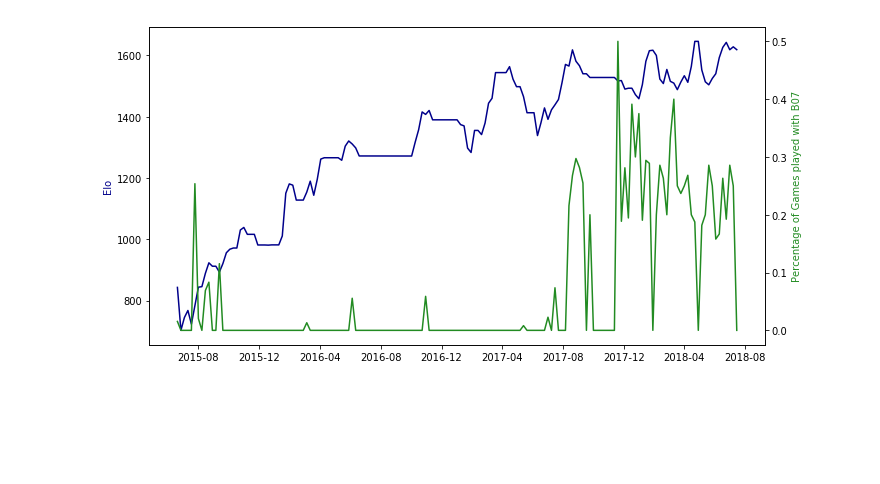
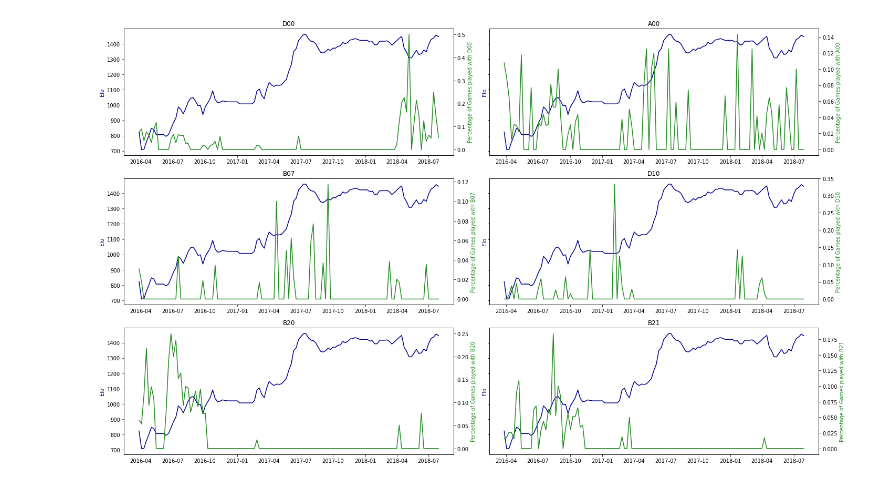
Before and after one commit to Bmcgarry194/ChessStyle, a Jupyter notebook: src/player_stats.ipynb, the cells around one changed output. Saved outputs shown, nothing was run; the diff lists cells and outputs as text; code cells hidden in the pictures; blank space fills up the shorter version.

```diff
--- a/src/player_stats.ipynb
+++ b/src/player_stats.ipynb
@@ -107,4 +250,4 @@ def game_stats_df(username):
 
     return df
 # %%
-df = game_stats_df('johnstelmach')
+df = game_stats_df('jojomcfee1')
@@ -167,17 +295,0 @@ fig.tight_layout();
-# %%
-fig, ax = plt.subplots(figsize=(20, 10))
-
-openings = blitz_chess_df['eco'].unique()
-total_games = blitz_chess_df.shape[0]
-games_per_week = blitz_chess_df.resample('M', on='end_time').size()
-
-ax.plot(blitz_chess_df.resample('W', on='end_time').size())
-
-for opening in openings:
-    games_with_opening = blitz_chess_df[blitz_chess_df['eco'] == opening].resample('M', on='end_time').size().sum()
-    percentage_of_games_with_opening = games_with_opening / total_games
-
-    if (percentage_of_games_with_opening) > 0.03:
-        ax.plot(blitz_chess_df[blitz_chess_df.eco == opening].resample('W', on='end_time').size(),label=opening)
-        ax.legend()
-fig.tight_layout()
@@ -186,20 +336,25 @@ fig.tight_layout()
 # %%
-fig, ax1 = plt.subplots(figsize=(10,5))
+blitz_chess_df = df[(df['rules'] == 'chess') & (df['time_class'] == 'blitz')]
 
-ax2 = ax1.twinx()
+y_plot = int(len(popular_openings) / 2)
 
-opening = 'B07'
-ax2.plot((blitz_chess_df[blitz_chess_df.eco == opening].resample('W', on='end_time').size() /
-          blitz_chess_df.resample('W', on='end_time').size()).fillna(0),
-         'forestgreen')
-ax2.set_ylabel(f'Percentage of Games played with {opening}', color='forestgreen')
+fig, ax1 = plt.subplots(y_plot, 2, figsize=(20, 4*y_plot), sharey='all')
 
-ax1.plot(blitz_chess_df.resample('W', on='end_time').mean()['player_rating'].fillna(method='ffill'), 'darkblue')
-ax1.set_ylabel('Elo', color='darkblue')
+for ax, opening in zip(ax1.flatten(), popular_openings):
+    ax2 = ax.twinx()
 
-fig.tight_layout()
+    ax2.plot((blitz_chess_df[blitz_chess_df.eco == opening].resample('W', on='end_time').size() /
+              blitz_chess_df.resample('W', on='end_time').size()).fillna(0),
+             'forestgreen')
+    ax2.set_ylabel(f'Percentage of Games played with {opening}', color='forestgreen')
+
+    ax.plot(blitz_chess_df.resample('W', on='end_time').mean()['player_rating'].fillna(method='ffill'), 'darkblue')
+    ax.set_ylabel('Elo', color='darkblue')
+    ax.set_title(opening)
+
+    fig.tight_layout()
 # %% [output]
-[figure, old version]
+[figure, new version]
 # %%
 fig, ax1 = plt.subplots(figsize=(10,5))
 
```
Also changed, not shown: parts of 17 cells of this notebook.
